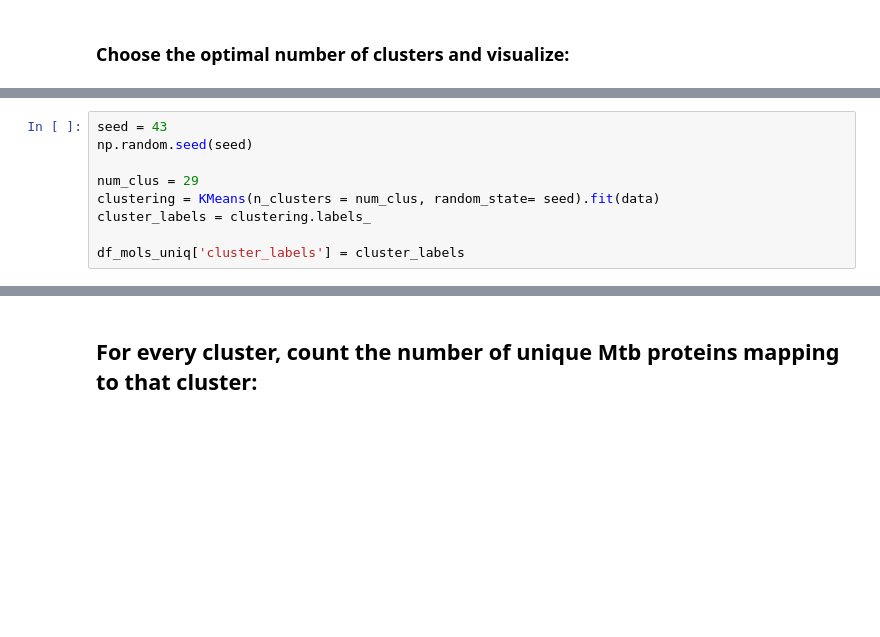
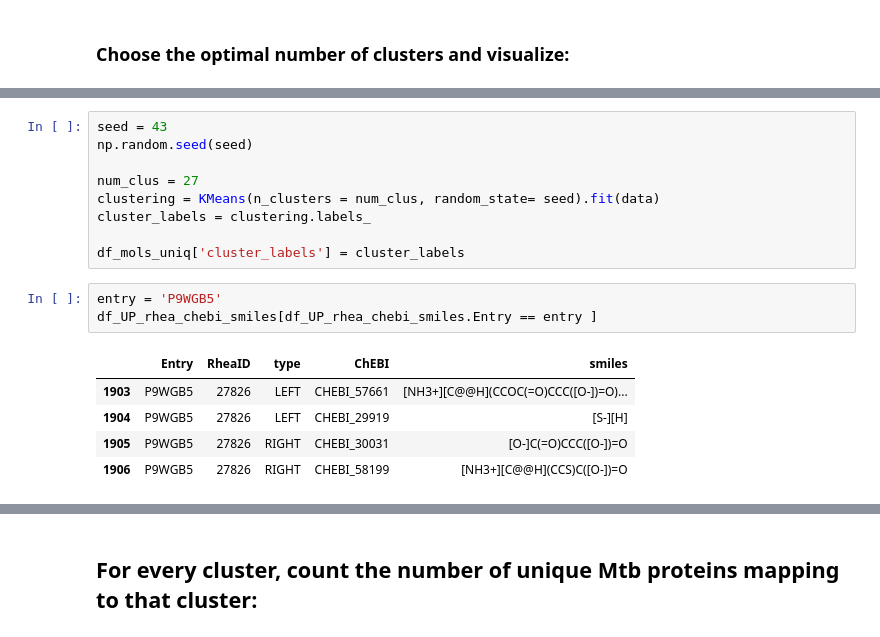
Before and after one commit to ajinich/mtb_tn_db, a Jupyter notebook: ml-standardised_data/smiles_clustering_vis.ipynb, the cells around one changed output, grey strips where cells are left out. Cells and saved outputs as stored; diff of their text form; blank space fills up the shorter version.

```diff
--- a/ml-standardised_data/smiles_clustering_vis.ipynb
+++ b/ml-standardised_data/smiles_clustering_vis.ipynb
@@ -272,9 +288,18 @@ wcss_plot + silhouette_plot.opts(shared_axes = False)
 seed = 43
 np.random.seed(seed)
 
-num_clus = 29
+num_clus = 27
 clustering = KMeans(n_clusters = num_clus, random_state= seed).fit(data)
 cluster_labels = clustering.labels_
 
 df_mols_uniq['cluster_labels'] = cluster_labels
+# %%
+entry = 'P9WGB5'
+df_UP_rhea_chebi_smiles[df_UP_rhea_chebi_smiles.Entry == entry ]
+# %% [output]
+|  | Entry | RheaID | type | ChEBI | smiles |
+| 1903 | P9WGB5 | 27826 | LEFT | CHEBI_57661 | [NH3+][C@@H](CCOC(=O)CCC([O-])=O)... |
+| 1904 | P9WGB5 | 27826 | LEFT | CHEBI_29919 | [S-][H] |
+| 1905 | P9WGB5 | 27826 | RIGHT | CHEBI_30031 | [O-]C(=O)CCC([O-])=O |
+| 1906 | P9WGB5 | 27826 | RIGHT | CHEBI_58199 | [NH3+][C@@H](CCS)C([O-])=O |
 # %%
```
Also changed, not shown: parts of 19 cells of this notebook, 4 other files.
